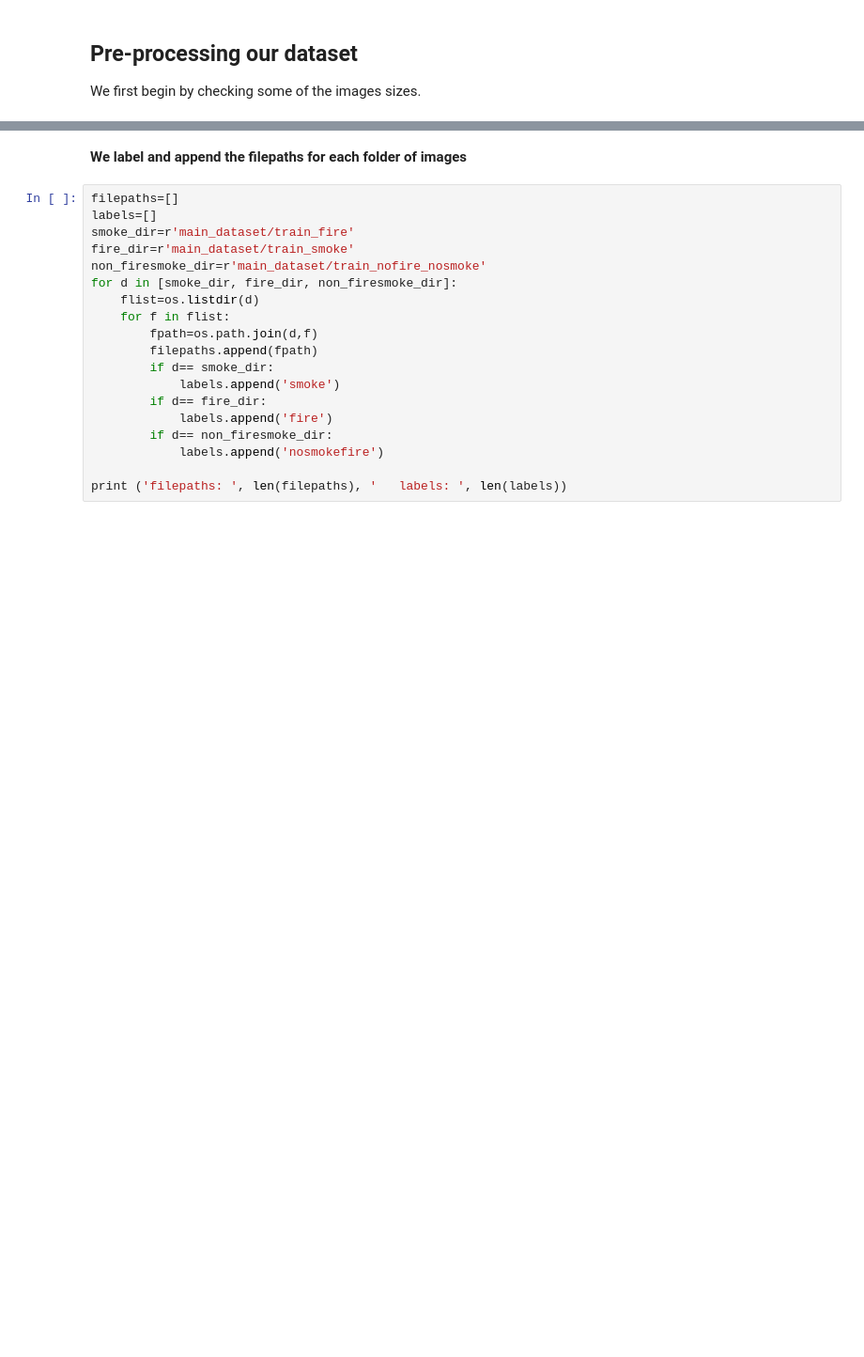
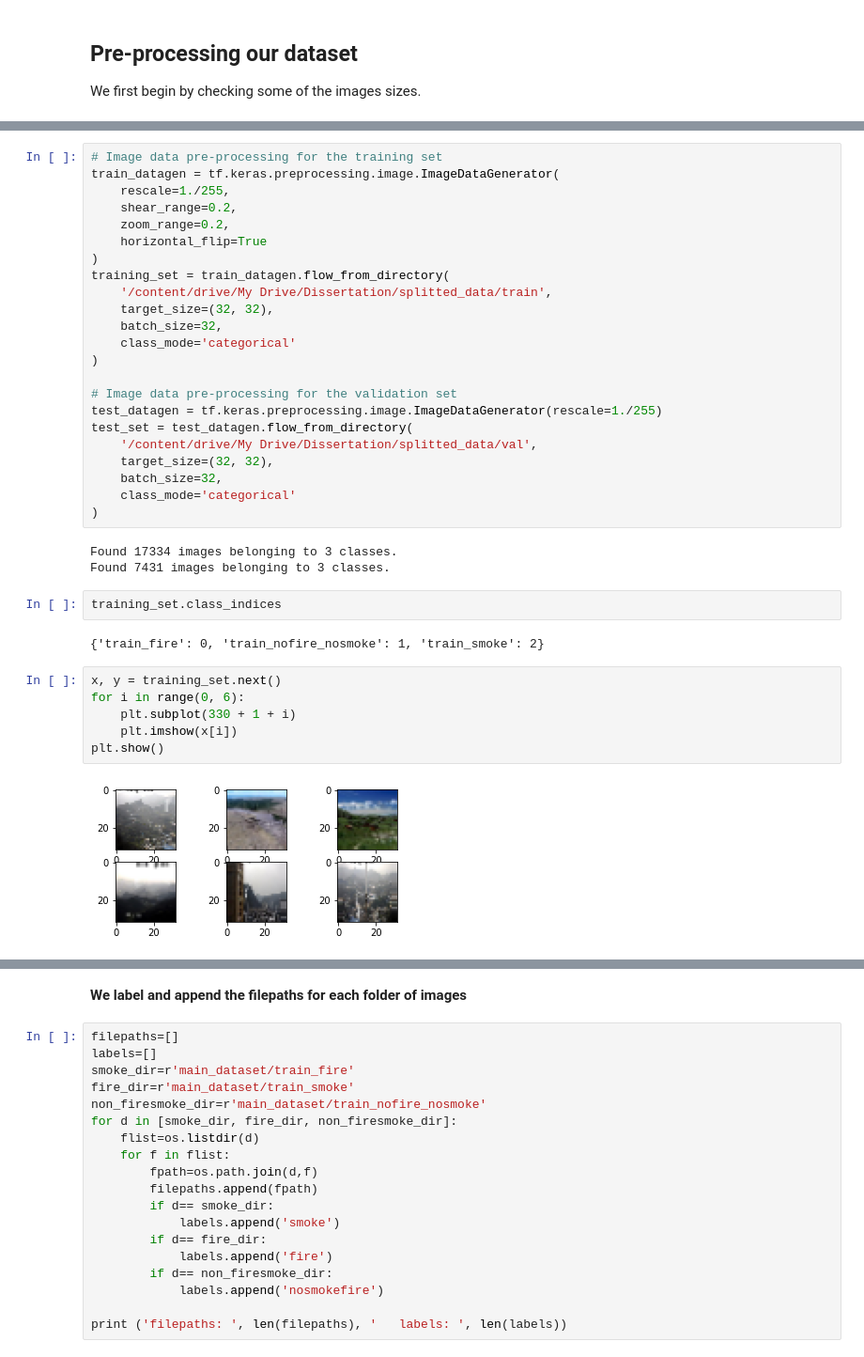
Before and after one commit to KoraySali/Dissertation_Archive, a Jupyter notebook: Dissertation_Wildfire_Detection.ipynb, the cells around one changed output, grey strips where cells are left out. Shown: that part at 94% size. Saved outputs shown, nothing was run; the diff lists cells and outputs as text; blank space fills up the shorter version.

```diff
--- a/Dissertation_Wildfire_Detection.ipynb
+++ b/Dissertation_Wildfire_Detection.ipynb
@@ -50,0 +81,38 @@ We first begin by checking some of the images sizes.
+# %%
+# Image data pre-processing for the training set
+train_datagen = tf.keras.preprocessing.image.ImageDataGenerator(
+    rescale=1./255,
+    shear_range=0.2,
+    zoom_range=0.2,
+    horizontal_flip=True
+)
+training_set = train_datagen.flow_from_directory(
+    '/content/drive/My Drive/Dissertation/splitted_data/train',
+    target_size=(32, 32),
+    batch_size=32,
+    class_mode='categorical'
+)
+
+# Image data pre-processing for the validation set
+test_datagen = tf.keras.preprocessing.image.ImageDataGenerator(rescale=1./255)
+test_set = test_datagen.flow_from_directory(
+    '/content/drive/My Drive/Dissertation/splitted_data/val',
+    target_size=(32, 32),
+    batch_size=32,
+    class_mode='categorical'
+)
+# %% [output]
+Found 17334 images belonging to 3 classes.
+Found 7431 images belonging to 3 classes.
+# %%
+training_set.class_indices
+# %% [output]
+{'train_fire': 0, 'train_nofire_nosmoke': 1, 'train_smoke': 2}
+# %%
+x, y = training_set.next()
+for i in range(0, 6):
+    plt.subplot(330 + 1 + i)
+    plt.imshow(x[i])
+plt.show()
+# %% [output]
+[figure, added]
```
Also changed, not shown: parts of 13 cells of this notebook.
